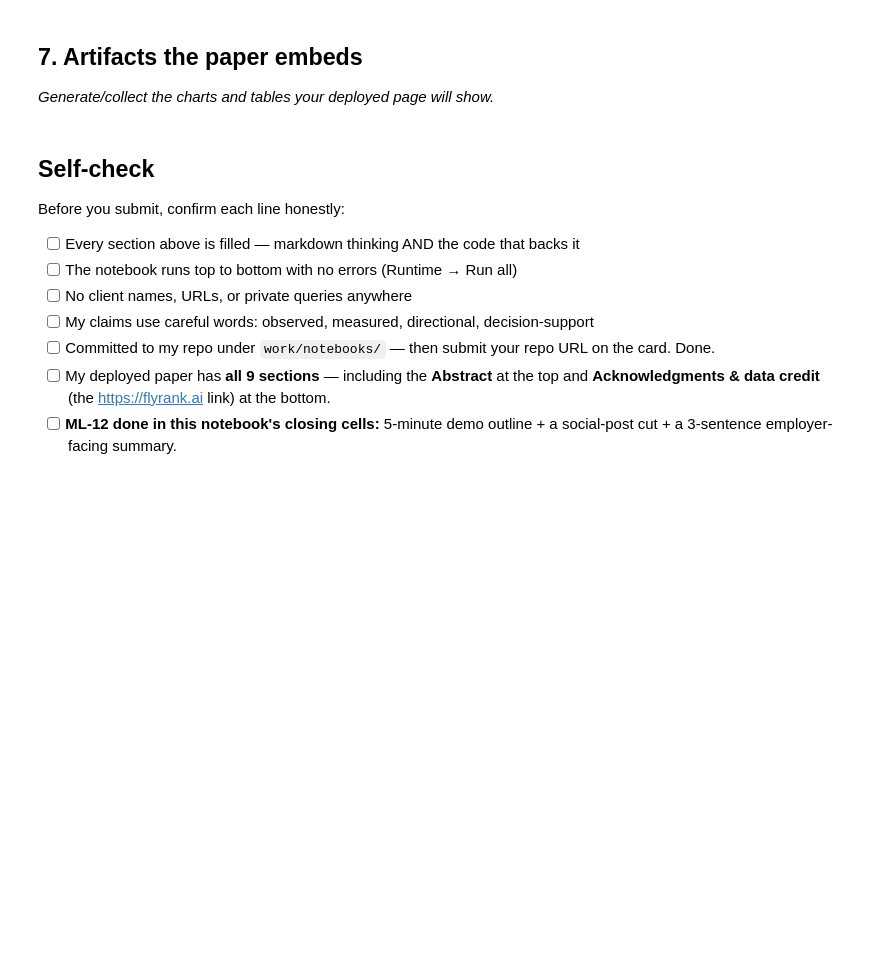
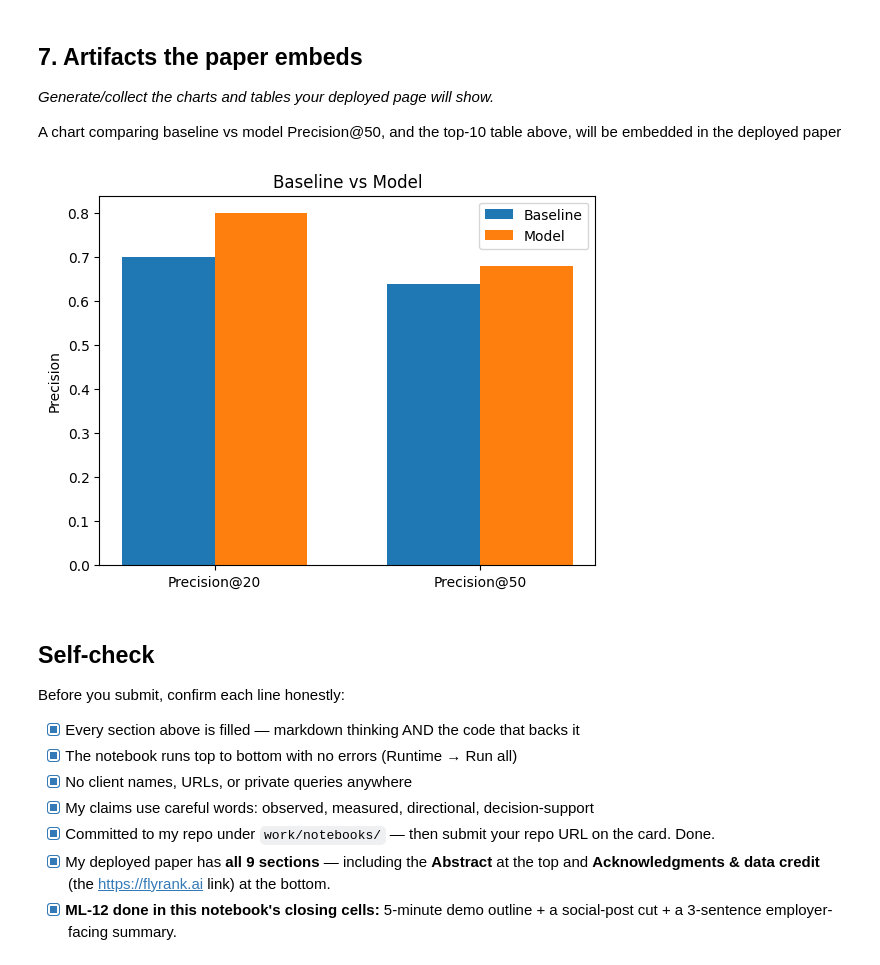
Before and after one commit to Memes820/Flyrank-Internship, a Jupyter notebook: work/notebooks/capstone.ipynb, the cells around one changed output. Saved outputs shown, nothing was run; the diff lists cells and outputs as text; code cells hidden in the pictures; blank space fills up the shorter version.

```diff
--- a/work/notebooks/capstone.ipynb
+++ b/work/notebooks/capstone.ipynb
@@ -28,0 +92,18 @@ This skeleton is yours to fill. Work the sections **in order** — each one has
+# %%
+def precision_at_k(scores, y_true, k):
+    idx = np.argsort(scores)[::-1][:k]
+    return y_true.iloc[idx].mean()
+
+# Baseline: same rule as ML-07 (declining + demand)
+test_df = df_model.iloc[test_idx].copy()
+test_df["baseline_score"] = (
+    0.5 * np.clip(test_df["avg_position"] / test_df["avg_position"].quantile(0.95), 0, 1) +
+    0.5 * (1 - test_df["ctr"].fillna(0))
+)
+
+model_scores = tree.predict_proba(X_test)[:, 1]
+
+for k in (20, 50):
+    bp = precision_at_k(test_df["baseline_score"].values, y_test.reset_index(drop=True), k)
+    mp = precision_at_k(model_scores, y_test.reset_index(drop=True), k)
+    print(f"Precision@{k}: baseline {bp:.3f}  vs  model {mp:.3f}")
@@ -32,0 +125,5 @@ This skeleton is yours to fill. Work the sections **in order** — each one has
+# %%
+test_df["model_score"] = model_scores
+top10 = test_df.sort_values("model_score", ascending=False).head(10)
+top10["action"] = "review_for_refresh"
+top10[["content_id", "content_age_days", "trend_direction", "impressions_90d", "model_score", "action"]]
@@ -34,15 +143,39 @@ This skeleton is yours to fill. Work the sections **in order** — each one has
 ## 7. Artifacts the paper embeds
 
 *Generate/collect the charts and tables your deployed page will show.*
+
+A chart comparing baseline vs model Precision@50, and the top-10 table above, will be embedded in the deployed paper
+# %%
+import matplotlib.pyplot as plt
+import os
+
+ks = [20, 50]
+baseline_vals = [precision_at_k(test_df["baseline_score"].values, y_test.reset_index(drop=True), k) for k in ks]
+model_vals = [precision_at_k(model_scores, y_test.reset_index(drop=True), k) for k in ks]
+
+x = np.arange(len(ks))
+width = 0.35
+plt.bar(x - width/2, baseline_vals, width, label="Baseline")
+plt.bar(x + width/2, model_vals, width, label="Model")
+plt.xticks(x, [f"Precision@{k}" for k in ks])
+plt.ylabel("Precision")
+plt.title("Baseline vs Model")
+plt.legend()
+
+os.makedirs("work/outputs", exist_ok=True)
+plt.savefig("work/outputs/capstone_chart.png", bbox_inches="tight")
+plt.show()
+# %% [output]
+[figure, added]
 # %% [markdown]
 ## Self-check
 
 Before you submit, confirm each line honestly:
 
-- [ ] Every section above is filled — markdown thinking AND the code that backs it
-- [ ] The notebook runs top to bottom with no errors (Runtime → Run all)
-- [ ] No client names, URLs, or private queries anywhere
-- [ ] My claims use careful words: observed, measured, directional, decision-support
-- [ ] Committed to my repo under `work/notebooks/` — then submit your repo URL on the card. Done.
-- [ ] My deployed paper has **all 9 sections** — including the **Abstract** at the top and **Acknowledgments & data credit** (the https://flyrank.ai link) at the bottom.
-- [ ] **ML-12 done in this notebook's closing cells:** 5-minute demo outline + a social-post cut + a 3-sentence employer-facing summary.
+- [x] Every section above is filled — markdown thinking AND the code that backs it
+- [x] The notebook runs top to bottom with no errors (Runtime → Run all)
+- [x] No client names, URLs, or private queries anywhere
+- [x] My claims use careful words: observed, measured, directional, decision-support
+- [x] Committed to my repo under `work/notebooks/` — then submit your repo URL on the card. Done.
+- [x] My deployed paper has **all 9 sections** — including the **Abstract** at the top and **Acknowledgments & data credit** (the https://flyrank.ai link) at the bottom.
+- [x] **ML-12 done in this notebook's closing cells:** 5-minute demo outline + a social-post cut + a 3-sentence employer-facing summary.
```
Also changed, not shown: parts of 18 cells of this notebook.
